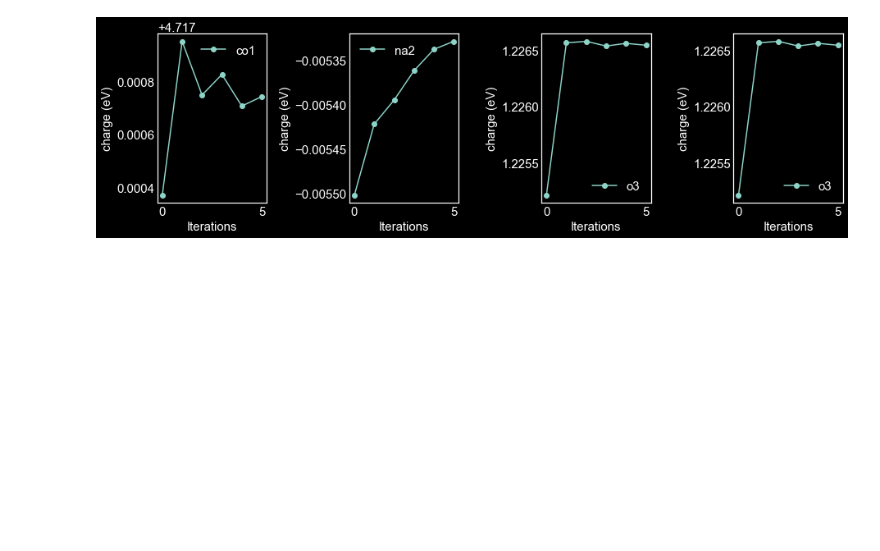
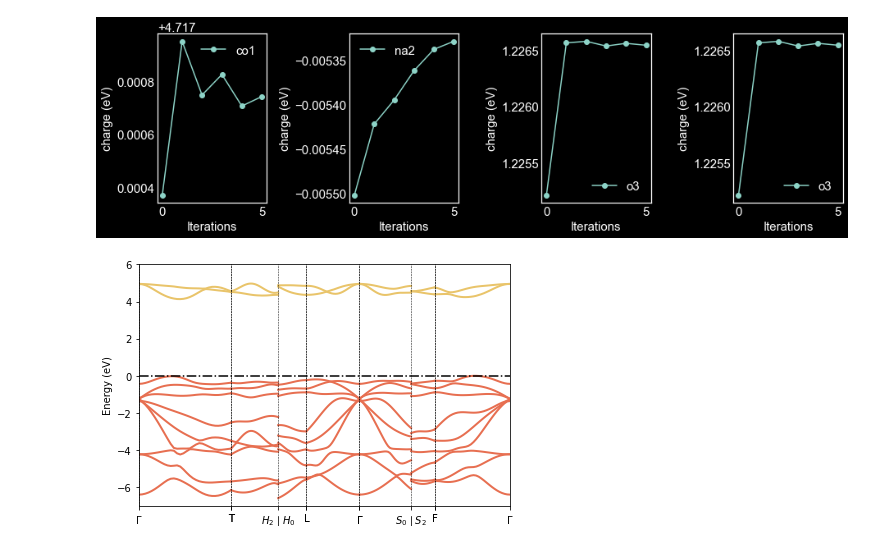
Before and after one commit to santoshkumarradha/questaal-reader, a Jupyter notebook: example.ipynb, the cells around one changed output. Cells and saved outputs as stored; diff of their text form; code cells hidden in the pictures; blank space fills up the shorter version.

Commit message:
added pymatgen bands plot

```diff
--- a/example.ipynb
+++ b/example.ipynb
@@ -95,3 +95,38 @@ plt.tight_layout()
 plt.show()
 # %% [output]
 [figure]
+# %%
+from questaal_reader import get_bands
+import matplotlib.pyplot as plt
+from pymatgen.electronic_structure.plotter import BSPlotter as bp
+
+# returns a pymatgen BandStructureSymmLine object for easy plotting
+# make sure site file, bnds and syml file are present in the same directory
+p=get_bands("./band-data/bnds.temp")
+
+#Now it can be plotted with pymatgen as bp(p).get_plot() or
+# to illustrate a more aesthetic plotting,
+
+
+fig,ax=plt.subplots()
+for i in range(len(bp(p).bs_plot_data()['distances'])):
+    d=bp(p).bs_plot_data()['distances'][i]
+    e=bp(p).bs_plot_data()['energy'][i]['1']
+    for k in e:
+        if k[0]>0:c="#e9c46a"
+        else:c="#e76f51"
+        plt.plot(d,k,c=c,lw=2)
+
+for j,i in enumerate(bp(p).bs_plot_data()['ticks']["distance"]):
+    plt.axvline(i,c="k",ls="--",lw=.5)
+ax.set_xticks(bp(p).bs_plot_data()['ticks']["distance"])
+ax.set_xticklabels(bp(p).bs_plot_data()['ticks']["label"])
+ax.axhline(0,ls="-.",c="k")
+plt.ylim(-7,6)
+ax.autoscale(enable=True, axis='x', tight=True)
+ax.set_ylabel("Energy (eV)")
+plt.tight_layout()
+plt.savefig("bands.png",dpi=400)
+plt.show()
+# %% [output]
+[figure, added]
```
Also changed, not shown: 7 other files.
